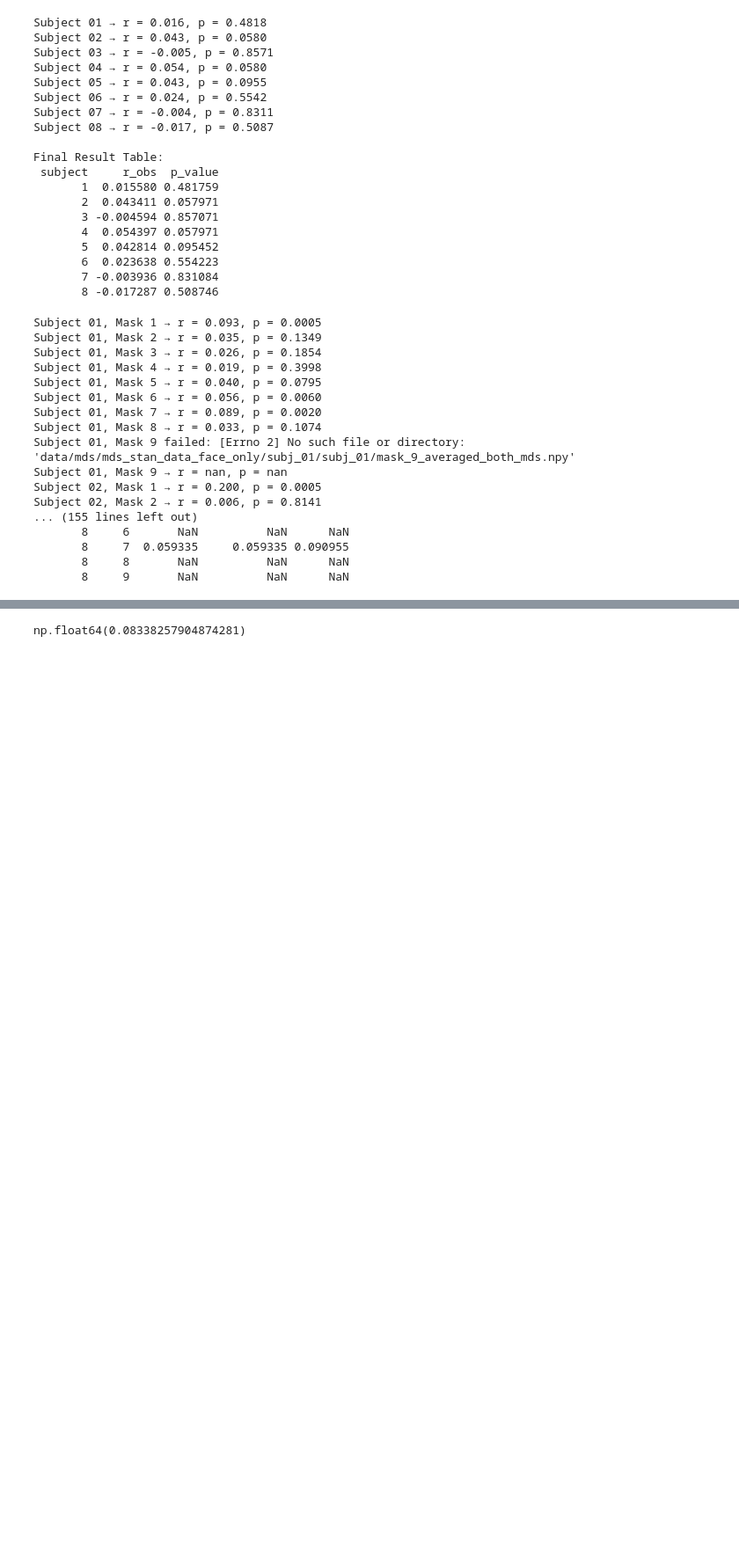
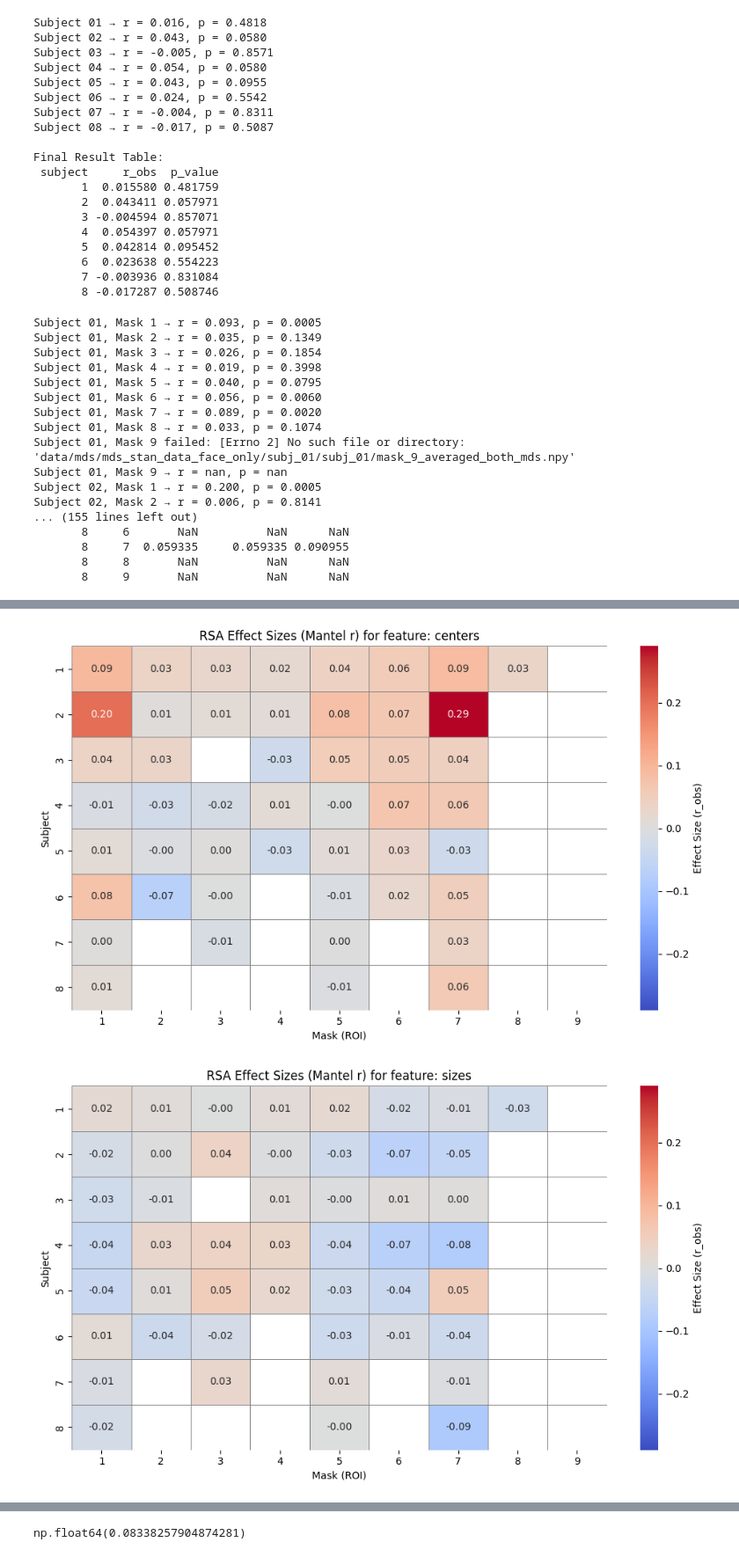
Before and after one commit to maxschwalenberg/master_thesis, a Jupyter notebook: permutation_analysis.ipynb, the cells around one changed output, grey strips where cells are left out. Shown at 88% size. Cells and saved outputs as stored; diff of their text form; code cells hidden in the pictures; blank space fills up the shorter version.

```diff
--- a/permutation_analysis.ipynb
+++ b/permutation_analysis.ipynb
@@ -1190,0 +1158,35 @@ plt.show()
+# %%
+import seaborn as sns
+import matplotlib.pyplot as plt
+import numpy as np
+
+# Compute the absolute maximum r across all data for symmetric color scale
+max_abs_r = df_results['r_obs'].abs().max()
+
+# Generate one heatmap per feature
+for feature in df_results['feature'].unique():
+    heatmap_data = df_results[df_results['feature'] == feature] \
+        .pivot(index='subject', columns='mask', values='r_obs')
+
+    plt.figure(figsize=(10, 6))
+    sns.heatmap(
+        heatmap_data,
+        annot=True,
+        fmt=".2f",
+        cmap="coolwarm",
+        center=0,
+        vmin=-max_abs_r,
+        vmax=max_abs_r,
+        linewidths=0.5,
+        linecolor='gray',
+        mask=heatmap_data.isna(),
+        cbar_kws={'label': 'Effect Size (r_obs)'}
+    )
+    plt.title(f"RSA Effect Sizes (Mantel r) for feature: {feature}")
+    plt.xlabel("Mask (ROI)")
+    plt.ylabel("Subject")
+    plt.tight_layout()
+    plt.show()
+# %% [output]
+[figure, added]
+[figure, added]
```
Also changed, not shown: parts of 6 cells of this notebook, 33 other files.
